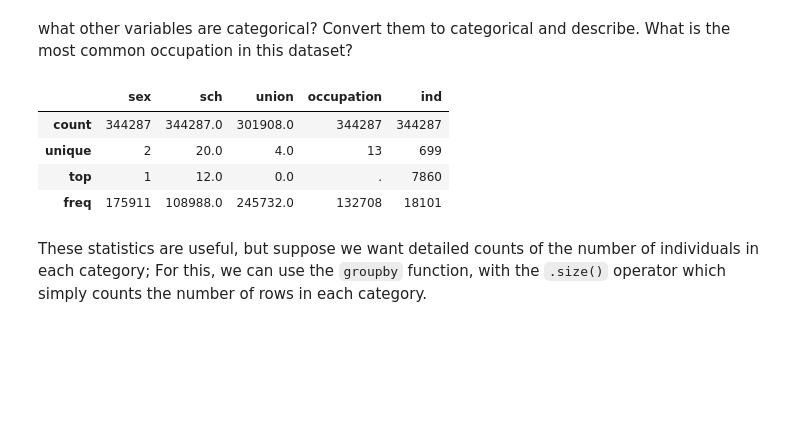
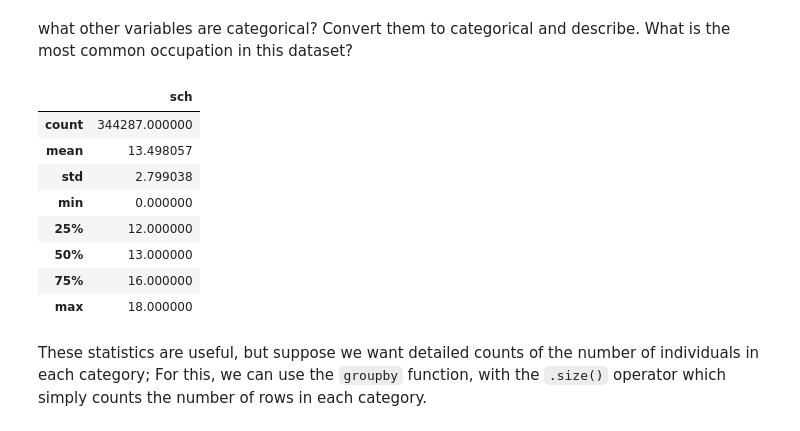
Before and after one commit to malvikamurkumbi/QM2, a Jupyter notebook: W5_Distributions_and_Basic_Statistics.ipynb, the cells around one changed output. Saved outputs shown, nothing was run; the diff lists cells and outputs as text; code cells hidden in the pictures; blank space fills up the shorter version.

```diff
--- a/W5_Distributions_and_Basic_Statistics.ipynb
+++ b/W5_Distributions_and_Basic_Statistics.ipynb
@@ -163,18 +163,21 @@ what other variables are categorical? Convert them to categorical and describe.
 # %%
 # convert the variables to categorical and describe
 df['sex']=df['sex'].astype('category')
-df['sch']=df['sch'].astype('category')
 df['union']=df['union'].astype('category')
 df['occupation']=df['occupation'].astype('category')
 df['ind']=df['ind'].astype('category')
 
 df[['sex', 'sch', 'union', 'occupation', 'ind']].describe()
 # %% [output]
-|  | sex | sch | union | occupation | ind |
-| count | 344287 | 344287.0 | 301908.0 | 344287 | 344287 |
-| unique | 2 | 20.0 | 4.0 | 13 | 699 |
-| top | 1 | 12.0 | 0.0 | . | 7860 |
-| freq | 175911 | 108988.0 | 245732.0 | 132708 | 18101 |
+|  | sch |
+| count | 344287.000000 |
+| mean | 13.498057 |
+| std | 2.799038 |
+| min | 0.000000 |
+| 25% | 12.000000 |
+| 50% | 13.000000 |
+| 75% | 16.000000 |
+| max | 18.000000 |
 # %% [markdown]
 These statistics are useful, but suppose we want detailed counts of the number of individuals in each category; For this, we can use the `groupby` function, with the `.size()` operator which simply counts the number of rows in each category.
 # %%
```
Also changed, not shown: parts of 13 cells of this notebook.
